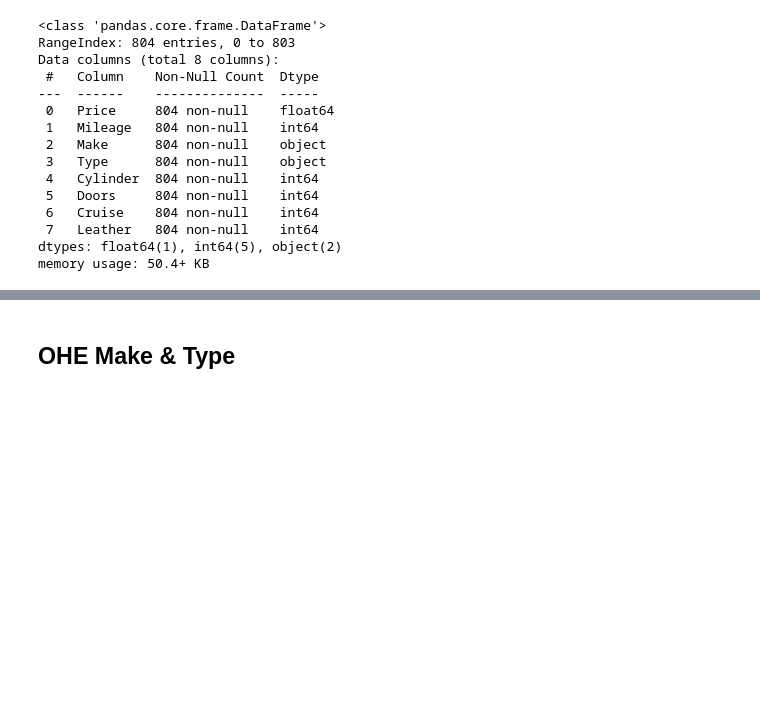
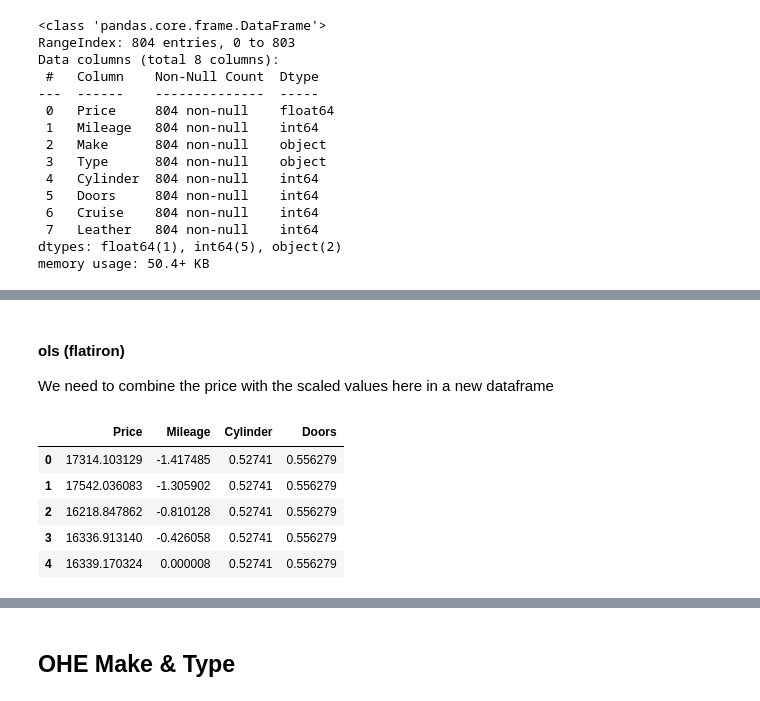
Before and after one commit to Ozxahmed/ML_DS_DL_Udemy_Course, a Jupyter notebook: s3_predictive_models.ipynb, the cells around one changed output, grey strips where cells are left out. Cells and saved outputs as stored; diff of their text form; code cells hidden in the pictures; blank space fills up the shorter version.

```diff
--- a/s3_predictive_models.ipynb
+++ b/s3_predictive_models.ipynb
@@ -419,0 +496,15 @@ memory usage: 50.4+ KB
+# %% [markdown]
+#### ols (flatiron)
+
+We need to combine the price with the scaled values here in a new dataframe
+# %%
+ols_fsm_df = y.join(X_ss)
+
+ols_fsm_df.head()
+# %% [output]
+|  | Price | Mileage | Cylinder | Doors |
+| 0 | 17314.103129 | -1.417485 | 0.52741 | 0.556279 |
+| 1 | 17542.036083 | -1.305902 | 0.52741 | 0.556279 |
+| 2 | 16218.847862 | -0.810128 | 0.52741 | 0.556279 |
+| 3 | 16336.913140 | -0.426058 | 0.52741 | 0.556279 |
+| 4 | 16339.170324 | 0.000008 | 0.52741 | 0.556279 |
```
Also changed, not shown: parts of 20 cells of this notebook.
